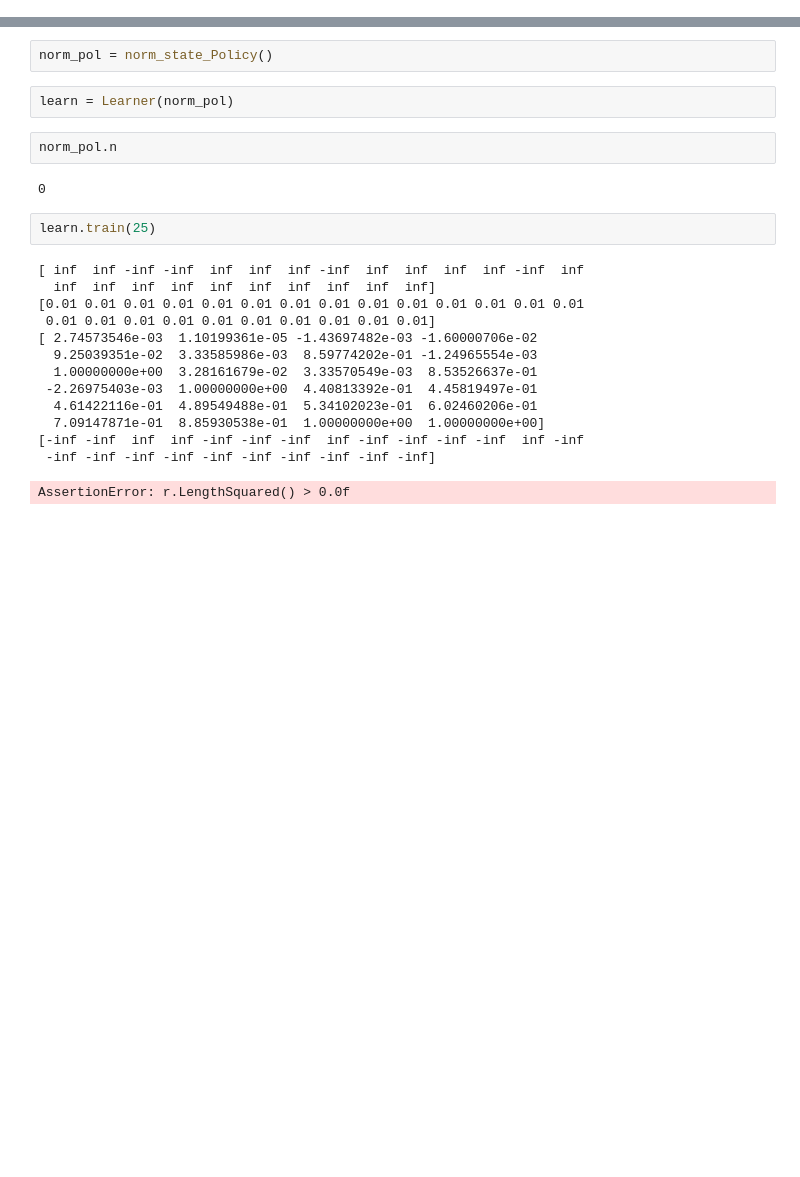
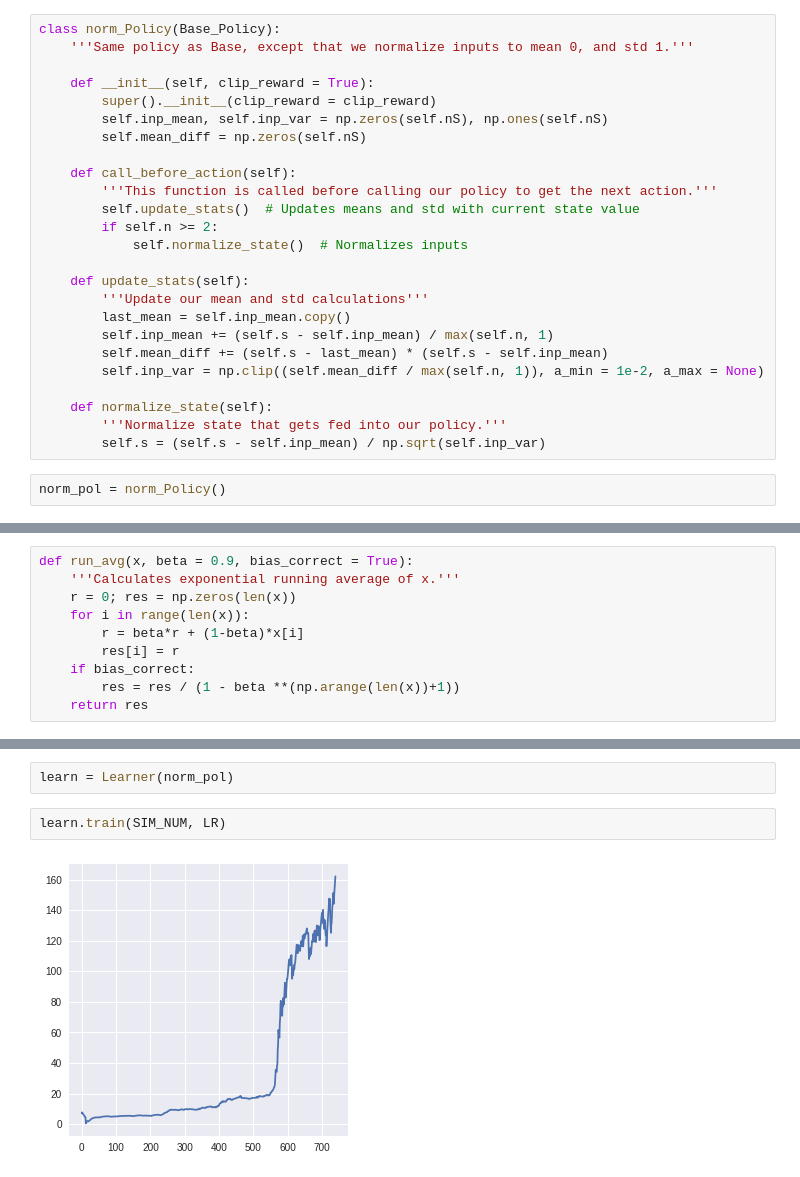
Before and after one commit to kk1694/rl_course, a Jupyter notebook: Midterm.ipynb, the cells around one changed output, grey strips where cells are left out. Cells and saved outputs as stored; diff of their text form; blank space fills up the shorter version.

```diff
--- a/Midterm.ipynb
+++ b/Midterm.ipynb
@@ -104,0 +130,27 @@ Total reward: -116.0732675607523
+# %%
+class norm_Policy(Base_Policy):
+    '''Same policy as Base, except that we normalize inputs to mean 0, and std 1.'''
+
+    def __init__(self, clip_reward = True):
+        super().__init__(clip_reward = clip_reward)
+        self.inp_mean, self.inp_var = np.zeros(self.nS), np.ones(self.nS)
+        self.mean_diff = np.zeros(self.nS)
+
+    def call_before_action(self):
+        '''This function is called before calling our policy to get the next action.'''
+        self.update_stats()  # Updates means and std with current state value
+        if self.n >= 2:
+            self.normalize_state()  # Normalizes inputs
+
+    def update_stats(self):
+        '''Update our mean and std calculations'''
+        last_mean = self.inp_mean.copy()
+        self.inp_mean += (self.s - self.inp_mean) / max(self.n, 1)
+        self.mean_diff += (self.s - last_mean) * (self.s - self.inp_mean)
+        self.inp_var = np.clip((self.mean_diff / max(self.n, 1)), a_min = 1e-2, a_max = None)
+
+    def normalize_state(self):
+        '''Normalize state that gets fed into our policy.'''
+        self.s = (self.s - self.inp_mean) / np.sqrt(self.inp_var)
+# %%
+norm_pol = norm_Policy()
@@ -105,2 +161,12 @@ Total reward: -116.0732675607523
+# %%
+def run_avg(x, beta = 0.9, bias_correct = True):
+    '''Calculates exponential running average of x.'''
+    r = 0; res = np.zeros(len(x))
+    for i in range(len(x)):
+        r = beta*r + (1-beta)*x[i]
+        res[i] = r
+    if bias_correct:
+        res = res / (1 - beta **(np.arange(len(x))+1))
+    return res
 # %%
 class Learner():
@@ -169,24 +232,6 @@ class norm_state_Policy(Base_Policy):
-# %%
-norm_pol = norm_state_Policy()
 # %%
 learn = Learner(norm_pol)
-# %%
-norm_pol.n
-# %% [output]
-0
 # %%
-learn.train(25)
+learn.train(SIM_NUM, LR)
 # %% [output]
-[ inf  inf -inf -inf  inf  inf  inf -inf  inf  inf  inf  inf -inf  inf
-  inf  inf  inf  inf  inf  inf  inf  inf  inf  inf]
-[0.01 0.01 0.01 0.01 0.01 0.01 0.01 0.01 0.01 0.01 0.01 0.01 0.01 0.01
- 0.01 0.01 0.01 0.01 0.01 0.01 0.01 0.01 0.01 0.01]
-[ 2.74573546e-03  1.10199361e-05 -1.43697482e-03 -1.60000706e-02
-  9.25039351e-02  3.33585986e-03  8.59774202e-01 -1.24965554e-03
-  1.00000000e+00  3.28161679e-02  3.33570549e-03  8.53526637e-01
- -2.26975403e-03  1.00000000e+00  4.40813392e-01  4.45819497e-01
-  4.61422116e-01  4.89549488e-01  5.34102023e-01  6.02460206e-01
-  7.09147871e-01  8.85930538e-01  1.00000000e+00  1.00000000e+00]
-[-inf -inf  inf  inf -inf -inf -inf  inf -inf -inf -inf -inf  inf -inf
- -inf -inf -inf -inf -inf -inf -inf -inf -inf -inf]
-AssertionError: r.LengthSquared() > 0.0f
+[figure, added]
```
Also changed, not shown: parts of 36 cells of this notebook.
